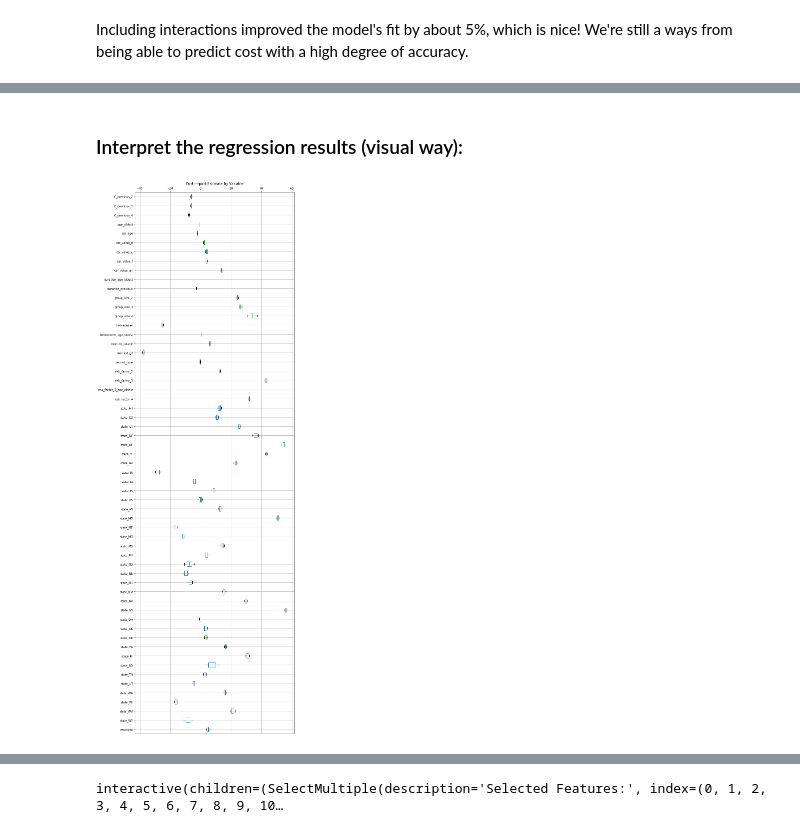
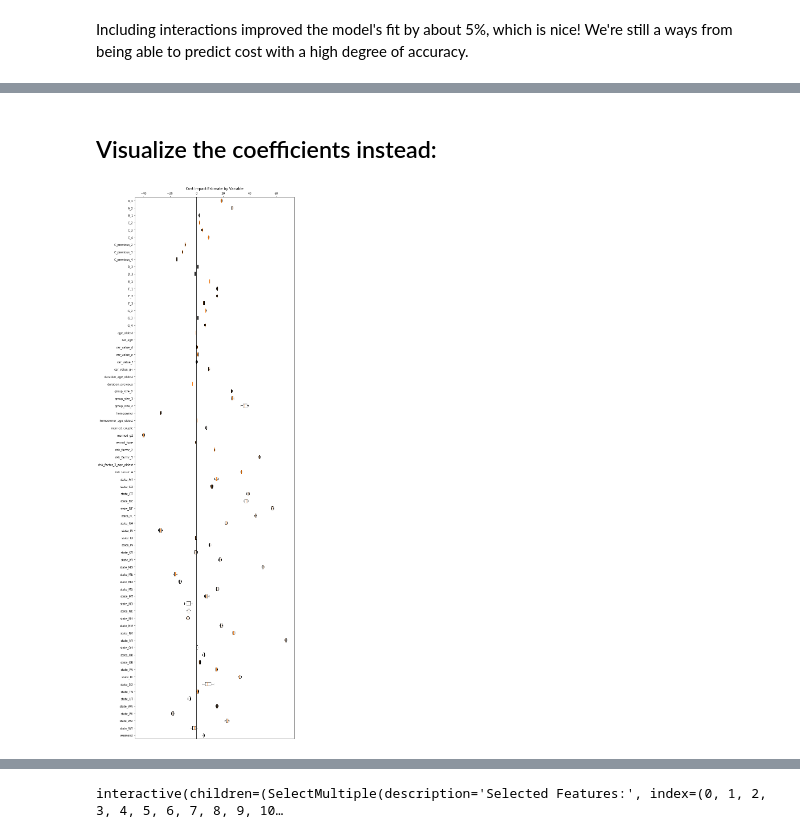
Before and after one commit to drewmalter12/AI-ML_Workshop, a Jupyter notebook: lab-regression-insurance.ipynb, the cells around one changed output, grey strips where cells are left out. Drawn from its saved outputs; the diff is of its cells as text; code cells hidden in the pictures.

```diff
--- a/lab-regression-insurance.ipynb
+++ b/lab-regression-insurance.ipynb
@@ -108,5 +109,5 @@ We are going to drop the A-G columns for this exercise, since they're categorica
 # %%
-df.drop(columns=['A', 'B', 'C', 'D', 'E', 'F', 'G', 'customer_ID'],
+df.drop(columns=['customer_ID'],
         axis = 1,
        inplace=True)
 # %%
@@ -379,7 +351,8 @@ dtype: int64
 df = pd.get_dummies(df,
                     drop_first=True,
                     columns = ['state', 'group_size',
-                               'risk_factor', 'car_value', 'C_previous'])
+                               'risk_factor', 'car_value', 'C_previous',
+                               'A', 'B', 'C', 'D', 'E', 'F', 'G'])
 # %%
 # Days 5 and 6 are weekend days, add a flag for them vs. the others
 df['weekend'] = df['day'].isin([5, 6]).astype(int)
@@ -417,6 +390,6 @@ R^2 of the model on testing data was: 0.39841493260917116
 # %%
 #Return the summary of the model
-X2 = sm.add_constant(X)
-est = sm.OLS(y, X2)
-est2 = est.fit()
-print(est2.summary())
+#X2 = sm.add_constant(X)
+#est = sm.OLS(y, X2)
+#est2 = est.fit()
+#print(est2.summary())
@@ -583,20 +548,21 @@ Warnings:
 strong multicollinearity or other numerical problems.
 # %% [markdown]
 ![title](images/confused-emoji.png)
-# %% [markdown]
-### Interpret the regression results (visual way):
+# %% [markdown]
+## Visualize the coefficients instead:
 # %%
-dir(est2)
+#dir(est2)
 paramdf = est2.conf_int()
 paramdf['estimate'] = est2.params
 paramdf.columns = ['lower_95', 'upper_95', 'coef_estimate']
 paramdf.sort_index(inplace=True, ascending=False)
-paramdf = paramdf.T
-paramdf.drop(columns=['const'], axis=1, inplace=True)
+paramdf.drop(['const'], inplace=True)
 
 _ = plt.figure(figsize=(10, 35))
-_ = paramdf.boxplot(vert=False)
+_ = plt.boxplot(paramdf, vert=False)
 _ = plt.axes().xaxis.tick_top()
+_ = plt.yticks(range(1,75), paramdf.index.values)
 _ = plt.title('Cost Impact Estimate by Variable', y=1.01)
+_ = plt.axvline(x=0.0, color='black', linestyle='-')
 # %% [output]
-[figure, old version]
+[figure, new version]
```
Also changed, not shown: parts of 37 cells of this notebook, 1 other file.
